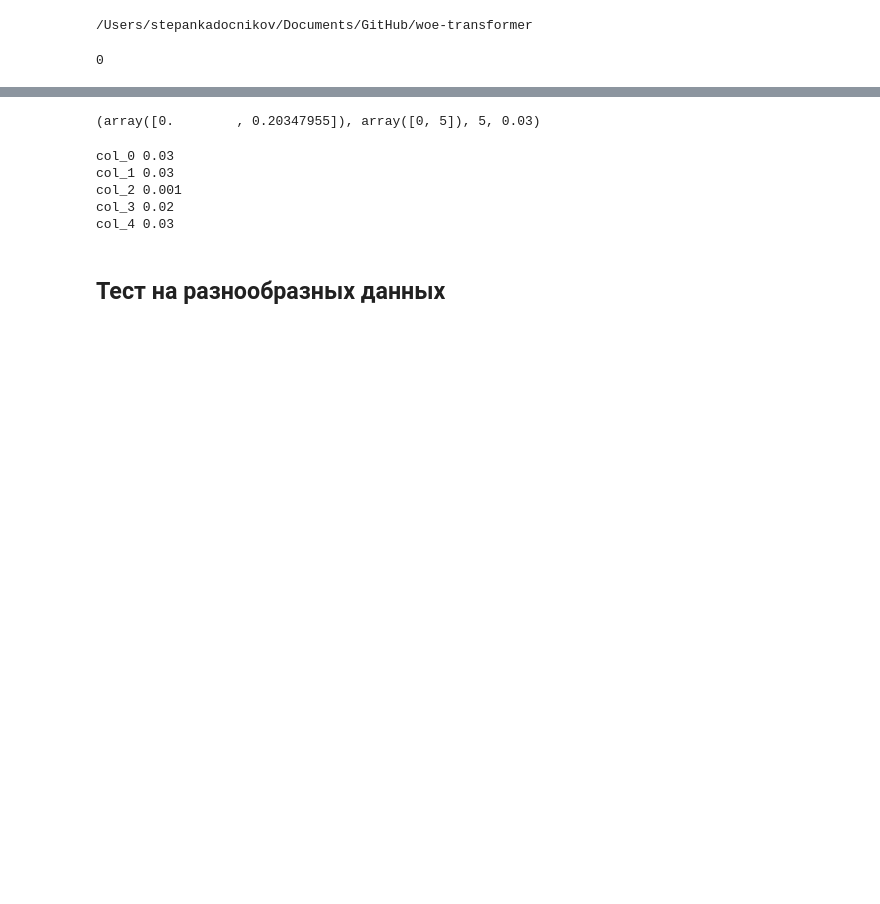
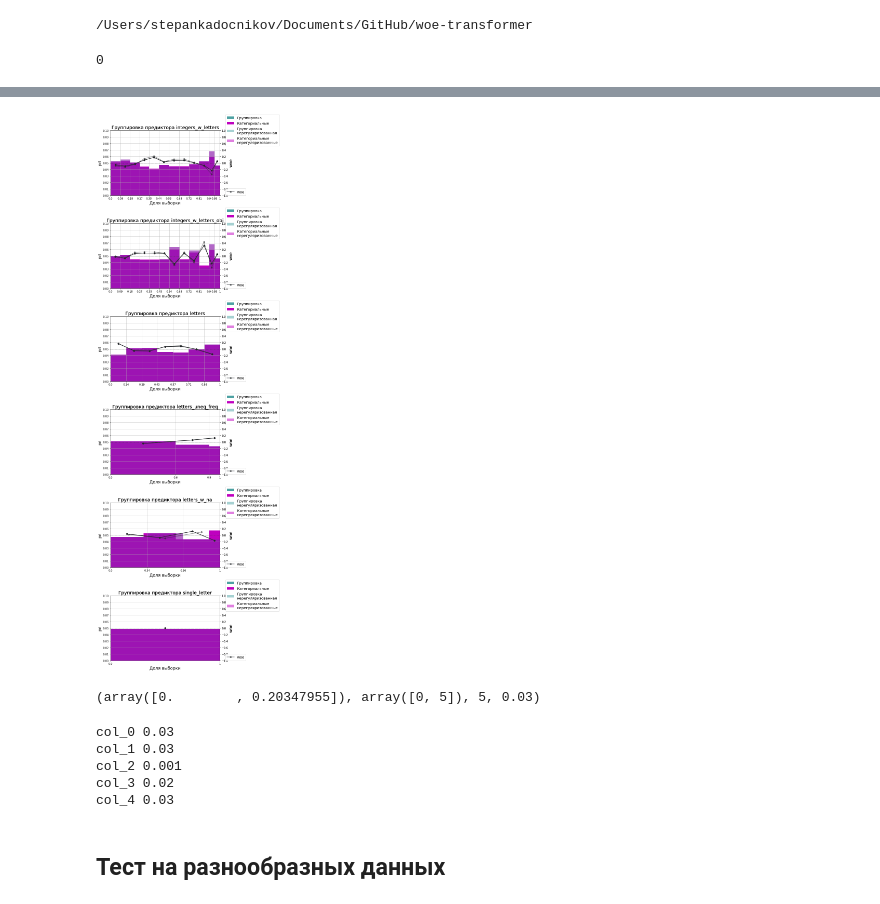
Before and after one commit to CEM3H/zenit-ai, a Jupyter notebook: notebooks/Untitled-Copy1.ipynb, the cells around one changed output, grey strips where cells are left out. Drawn from its saved outputs; the diff is of its cells as text; code cells hidden in the pictures; blank space fills up the shorter version.

```diff
--- a/notebooks/Untitled-Copy1.ipynb
+++ b/notebooks/Untitled-Copy1.ipynb
@@ -68,3 +81,7 @@ regul.opt_alpha_values
+# %%
+vanilla.plot_woe(list(regul.opt_alpha_values.keys()), show_unregul=True)
+# %% [output]
+[figure, added]
 # %%
 a = [[0, 0.203948491746367],
      [0.0001, 0.20394840230562705],
```
Also changed, not shown: parts of 4 cells of this notebook, 2 other files.
